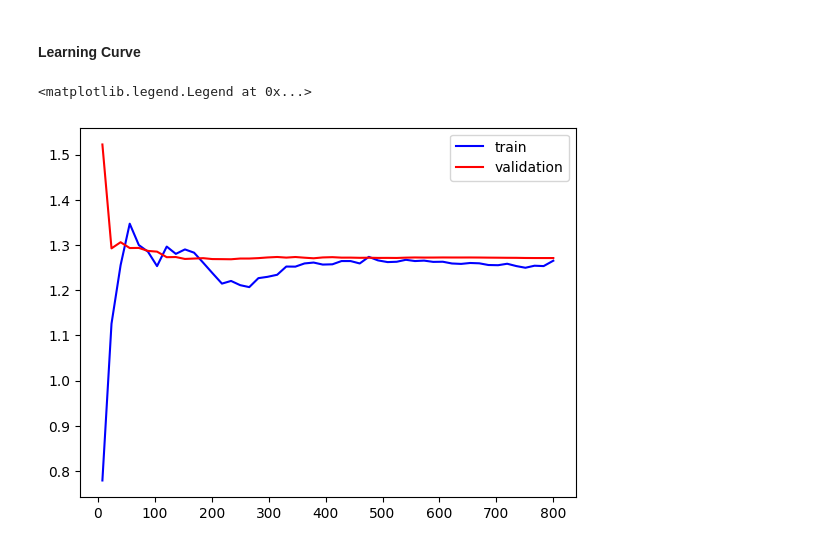
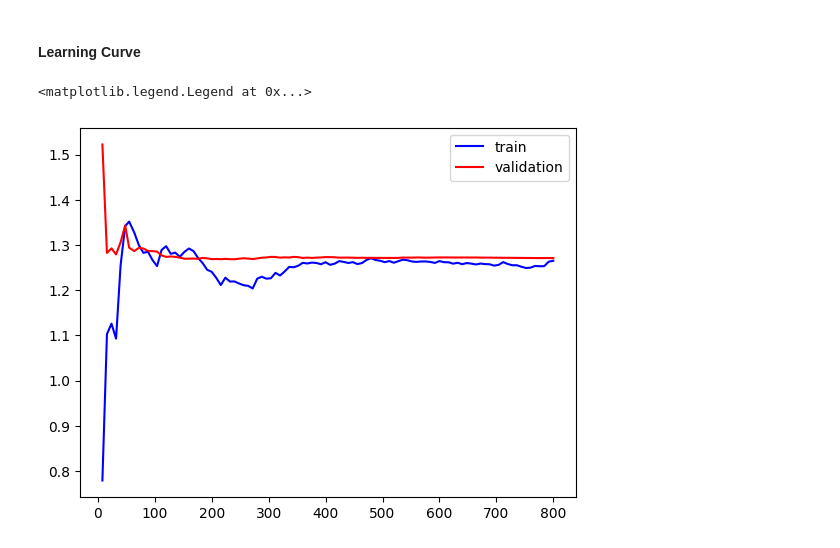
Before and after one commit to Faghaee2000/Some-machine-learning-exercises, a Jupyter notebook: ML_exercises.ipynb, the cells around one changed output. Saved outputs shown, nothing was run; the diff lists cells and outputs as text; code cells hidden in the pictures.

```diff
--- a/ML_exercises.ipynb
+++ b/ML_exercises.ipynb
@@ -174,9 +174,9 @@ plt.plot(X_new, y_new, "b-", lw =2.5)
 # %%
 from sklearn.model_selection import learning_curve
 # %%
-train_sizes, train_score, validation_score = learning_curve(
+train_size, train_score, validation_score = learning_curve(
     LinearRegression(), X, y,
-    train_sizes=np.linspace(0.01, 1.0, 50),
+    train_sizes=np.linspace(0.01, 1.0, 100),
     cv = 5,
     scoring= "neg_root_mean_squared_error"
 )
@@ -184,9 +184,9 @@ train_sizes, train_score, validation_score = learning_curve(
 train_error = -train_score.mean(axis =1)
 validation_error = -validation_score.mean(axis =1)
 # %%
-plt.plot(train_sizes, train_error, "b-", label="train")
-plt.plot(train_sizes, validation_error, "r-", label = "validation")
+plt.plot(train_size, train_error, "b-", label="train")
+plt.plot(train_size, validation_error, "r-", label = "validation")
 plt.legend()
 # %% [output]
 <matplotlib.legend.Legend at 0x...>
-[figure, old version]
+[figure, new version]
```
Also changed, not shown: parts of 21 cells of this notebook.
